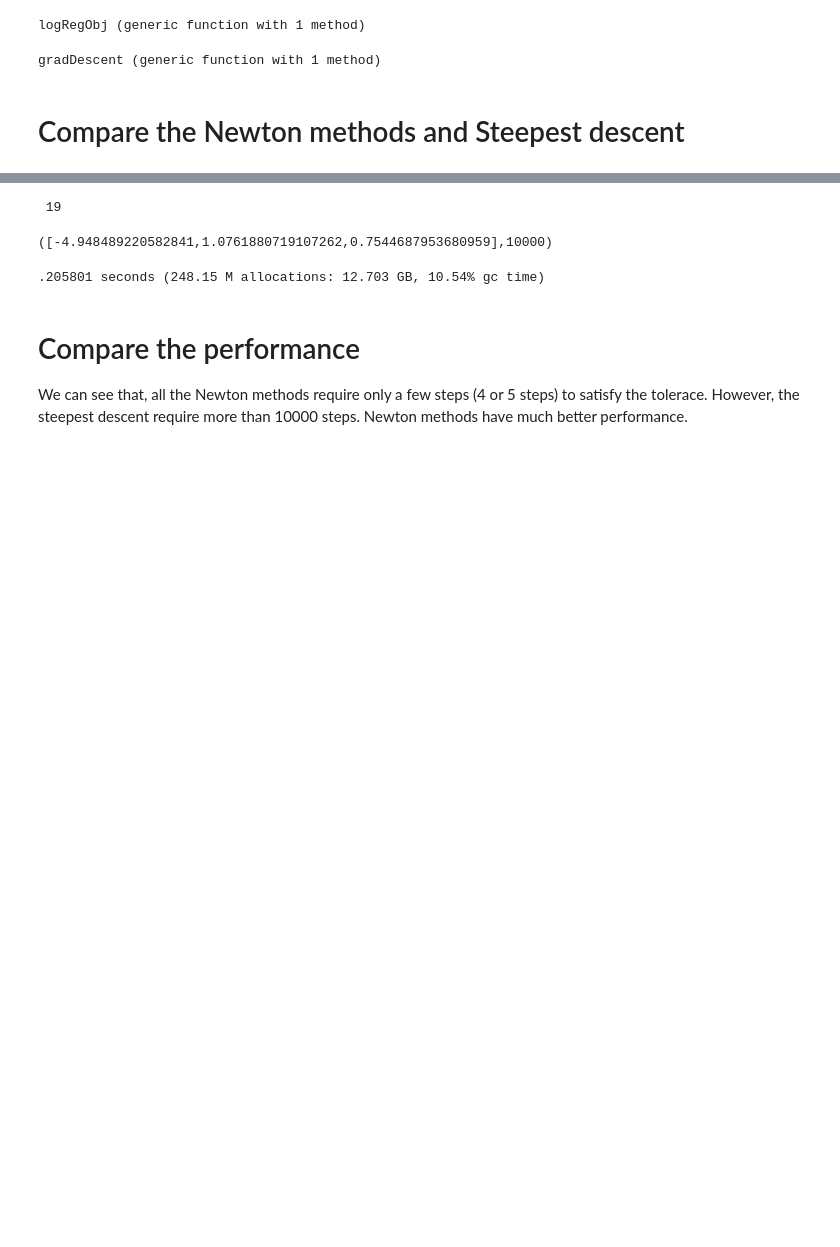
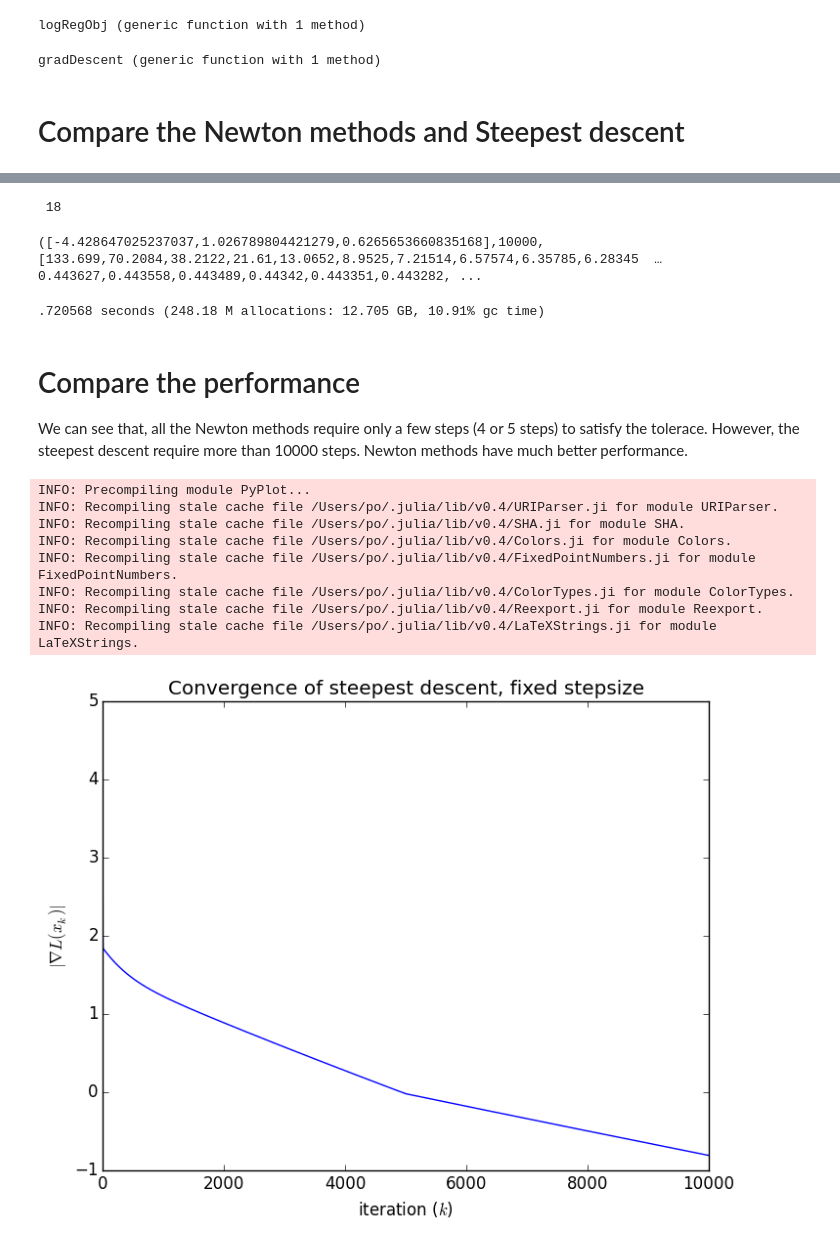
Before and after one commit to pochoi/mat258A, a Jupyter notebook: hw3/hw3.ipynb, the cells around one changed output, grey strips where cells are left out. Drawn from its saved outputs; the diff is of its cells as text; code cells hidden in the pictures; blank space fills up the shorter version.

```diff
--- a/hw3/hw3.ipynb
+++ b/hw3/hw3.ipynb
@@ -342,13 +354,29 @@ gradDescent (generic function with 1 method)
 # %%
 # Steepest Descent
-@time gradDescent([0,0,0], 10000, 1e-6)
+@time (gd_xstar, gd_itr, gd_opt) = gradDescent([0,0,0], 10000, 1e-6)
 # %% [output]
- 19
+ 18
-([-4.948489220582841,1.0761880719107262,0.7544687953680959],10000)
+([-4.428647025237037,1.026789804421279,0.6265653660835168],10000,[133.699,70.2084,38.2122,21.61,13.0652,8.9525,7.21514,6.57574,6.35785,6.28345  …  0.443627,0.443558,0.443489,0.44342,0.443351,0.443282, ...
-.205801 seconds (248.15 M allocations: 12.703 GB, 10.54% gc time)
+.720568 seconds (248.18 M allocations: 12.705 GB, 10.91% gc time)
 # %% [markdown]
 # Compare the performance
 
 We can see that, all the Newton methods require only a few steps (4 or 5 steps) to satisfy the tolerace.
 However, the steepest descent require more than 10000 steps.
 Newton methods have much better performance.
+# %%
+using PyPlot
+plot(log(gd_opt))
+title("Convergence of steepest descent, fixed stepsize")
+xlabel(L"iteration ($k$)")
+ylabel(L"$\|\nabla L(x_k)\|$");
+# %% [output]
+INFO: Precompiling module PyPlot...
+INFO: Recompiling stale cache file /Users/po/.julia/lib/v0.4/URIParser.ji for module URIParser.
+INFO: Recompiling stale cache file /Users/po/.julia/lib/v0.4/SHA.ji for module SHA.
+INFO: Recompiling stale cache file /Users/po/.julia/lib/v0.4/Colors.ji for module Colors.
+INFO: Recompiling stale cache file /Users/po/.julia/lib/v0.4/FixedPointNumbers.ji for module FixedPointNumbers.
+INFO: Recompiling stale cache file /Users/po/.julia/lib/v0.4/ColorTypes.ji for module ColorTypes.
+INFO: Recompiling stale cache file /Users/po/.julia/lib/v0.4/Reexport.ji for module Reexport.
+INFO: Recompiling stale cache file /Users/po/.julia/lib/v0.4/LaTeXStrings.ji for module LaTeXStrings.
+[figure, added]
```
Also changed, not shown: parts of 8 cells of this notebook.
